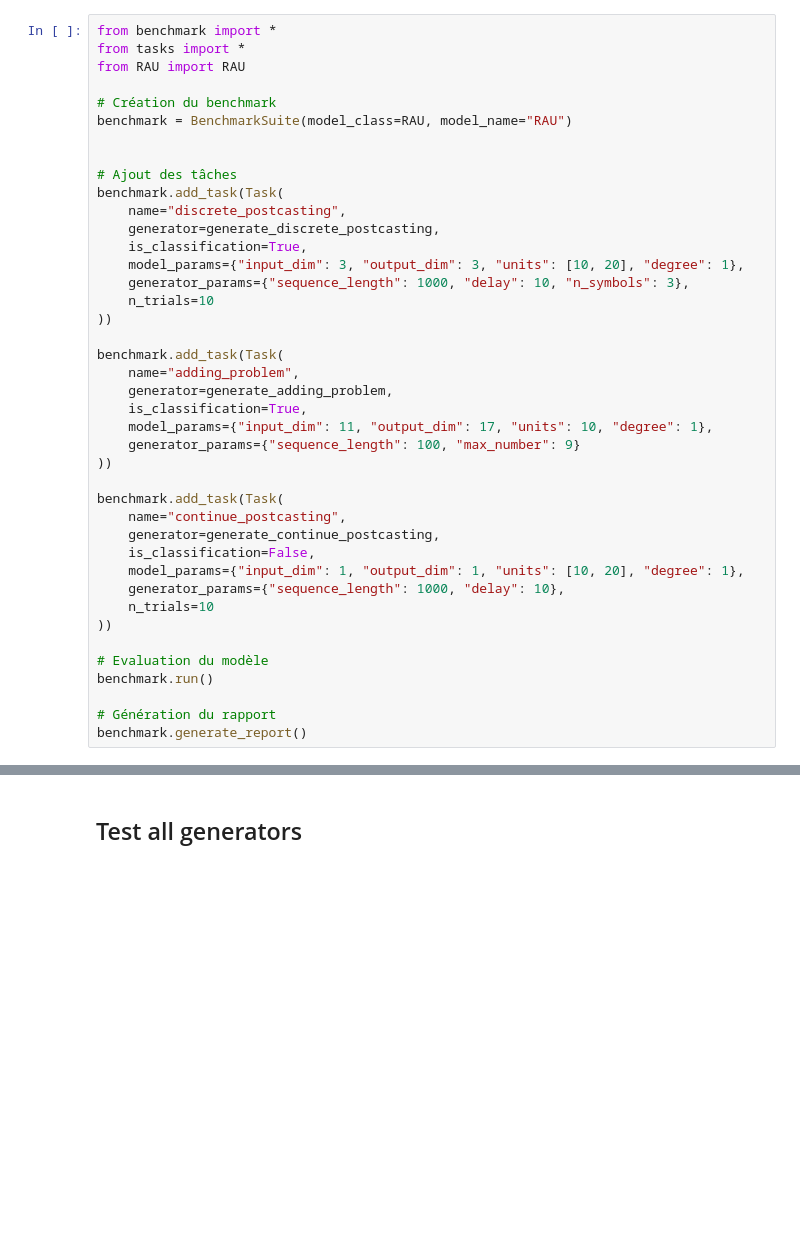
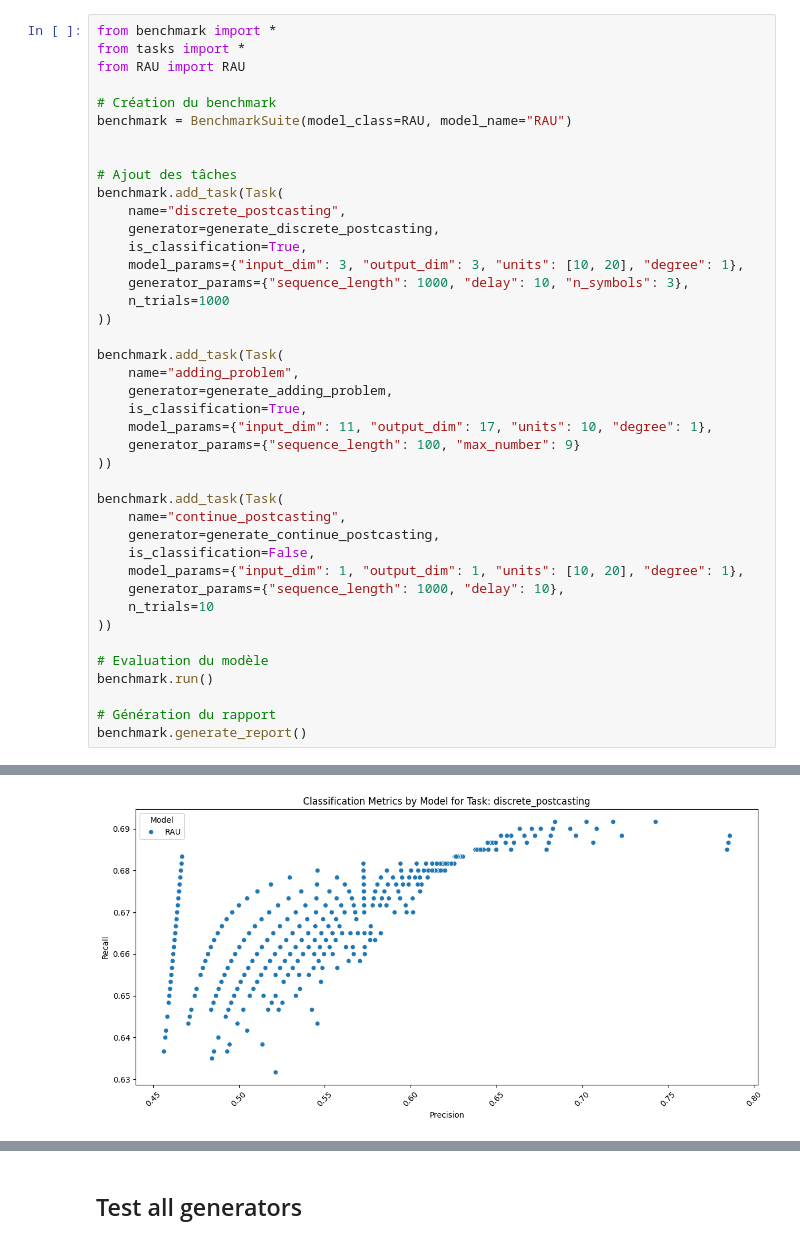
Before and after one commit to Naowak/STREAM-benchmark, a Jupyter notebook: test.ipynb, the cells around one changed output, grey strips where cells are left out. Cells and saved outputs as stored; diff of their text form; blank space fills up the shorter version.

Commit message:
wip to get plots generated in report

```diff
--- a/test.ipynb
+++ b/test.ipynb
@@ -14,7 +14,7 @@ benchmark.add_task(Task(
     is_classification=True,
     model_params={"input_dim": 3, "output_dim": 3, "units": [10, 20], "degree": 1},
     generator_params={"sequence_length": 1000, "delay": 10, "n_symbols": 3},
-    n_trials=10
+    n_trials=1000
 ))
 
 benchmark.add_task(Task(
@@ -52,0 +53 @@ benchmark.generate_report()
+[figure, added]
```
Also changed, not shown: parts of 1 cell of this notebook, 2 other files.
